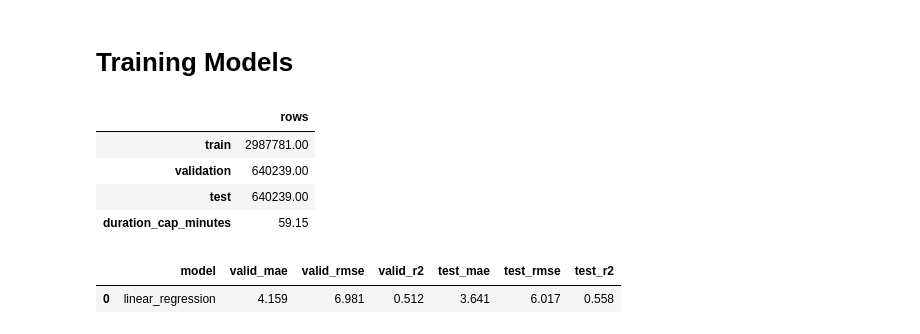
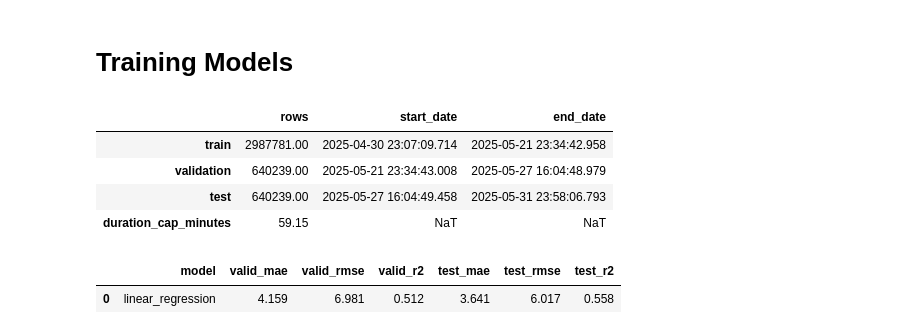
Before and after one commit to Wiz1702/Citi-Bike-, a Jupyter notebook: notebook.ipynb, the cells around one changed output. Drawn from its saved outputs; the diff is of its cells as text; code cells hidden in the pictures.

```diff
--- a/notebook.ipynb
+++ b/notebook.ipynb
@@ -600,48 +597,60 @@ model_attribs = [
     'dow_sin',
     'dow_cos',
     'start_lat',
     'start_lng',
     'end_lat',
     'end_lng',
     'route_distance_miles',
 ]
 
 
 trip_data = df_features[model_attribs + ['started_at', 'trip_duration_minutes']].dropna().copy()
 trip_data = trip_data[trip_data['trip_duration_minutes'] > 0].copy()
 trip_duration_cap = trip_data['trip_duration_minutes'].quantile(0.99)
 trip_data = trip_data[trip_data['trip_duration_minutes'] <= trip_duration_cap].copy()
+trip_data = trip_data.sort_values('started_at').reset_index(drop=True)
 
-
-def split_by_time(data, time_column):
-    data = data.sort_values(time_column).reset_index(drop=True)
-    n = len(data)
-    train_end = int(n * 0.70)
-    valid_end = int(n * 0.85)
-    return data.iloc[:train_end], data.iloc[train_end:valid_end], data.iloc[valid_end:]
-
-
-trip_train_set, trip_valid_set, trip_test_set = split_by_time(trip_data, 'started_at')
+# keep the split chronological by disabling shuffling
+trip_train_valid_set, trip_test_set = train_test_split(
+    trip_data,
+    test_size=0.15,
+    shuffle=False,
+)
+trip_train_set, trip_valid_set = train_test_split(
+    trip_train_valid_set,
+    test_size= 0.15 / 0.85,
+    shuffle=False,
+)
 
 trip_train = trip_train_set.drop(['started_at', 'trip_duration_minutes'], axis=1)
 trip_valid = trip_valid_set.drop(['started_at', 'trip_duration_minutes'], axis=1)
 trip_test = trip_test_set.drop(['started_at', 'trip_duration_minutes'], axis=1)
 
 trip_train_labels = trip_train_set['trip_duration_minutes'].copy()
 trip_valid_labels = trip_valid_set['trip_duration_minutes'].copy()
 trip_test_labels = trip_test_set['trip_duration_minutes'].copy()
 
 model_summary = pd.DataFrame({
     'rows': [len(trip_train_set), len(trip_valid_set), len(trip_test_set)],
+    'start_date': [
+        trip_train_set['started_at'].min(),
+        trip_valid_set['started_at'].min(),
+        trip_test_set['started_at'].min(),
+    ],
+    'end_date': [
+        trip_train_set['started_at'].max(),
+        trip_valid_set['started_at'].max(),
+        trip_test_set['started_at'].max(),
+    ],
 }, index=['train', 'validation', 'test'])
 model_summary.loc['duration_cap_minutes', 'rows'] = round(trip_duration_cap, 2)
 display(model_summary)
 # %% [output]
-|  | rows |
-| train | 2987781.00 |
-| validation | 640239.00 |
-| test | 640239.00 |
-| duration_cap_minutes | 59.15 |
+|  | rows | start_date | end_date |
+| train | 2987781.00 | 2025-04-30 23:07:09.714 | 2025-05-21 23:34:42.958 |
+| validation | 640239.00 | 2025-05-21 23:34:43.008 | 2025-05-27 16:04:48.979 |
+| test | 640239.00 | 2025-05-27 16:04:49.458 | 2025-05-31 23:58:06.793 |
+| duration_cap_minutes | 59.15 | NaT | NaT |
 # %%
 num_attribs = [
     'start_hour',
```
Also changed, not shown: parts of 6 cells of this notebook.
